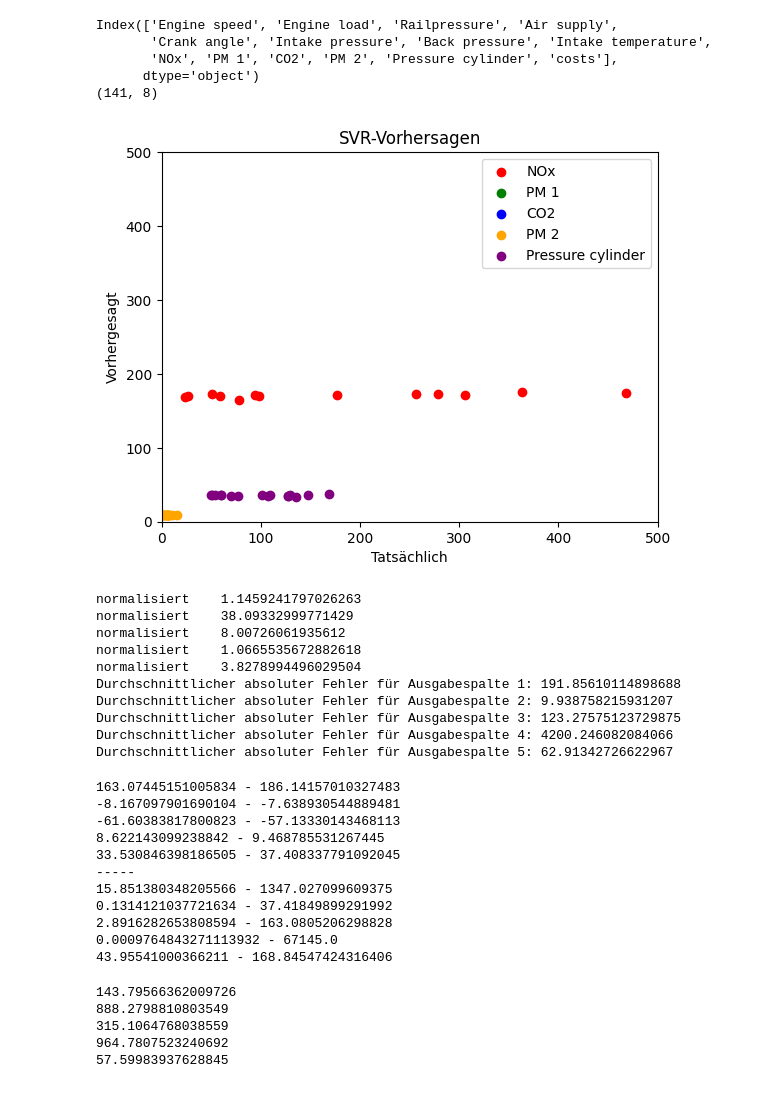
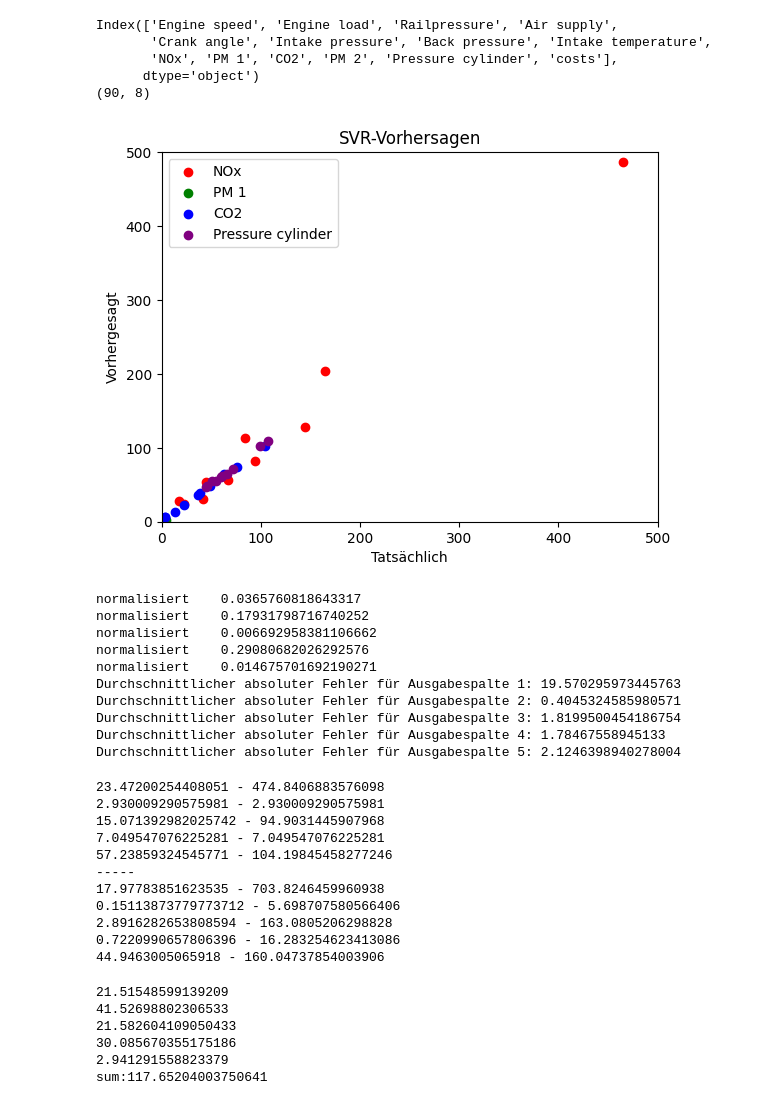
Before and after one commit to lschoenepxc/force-push, a Jupyter notebook: Philip/SVR.ipynb, the cells around one changed output. Saved outputs shown, nothing was run; the diff lists cells and outputs as text; code cells hidden in the pictures.

```diff
--- a/Philip/SVR.ipynb
+++ b/Philip/SVR.ipynb
@@ -52,7 +52,7 @@ data = data.reset_index().astype('Float32')
 
 # Teile die Daten in Features (X) und Ziel (y) auf
 x = data[["Engine speed", "Engine load", "Railpressure", "Air supply", "Crank angle", "Intake pressure", "Back pressure", "Intake temperature"]].values
-y = data[["NOx", "PM 1", "CO2", "PM 2", "Pressure cylinder"]].values
+y = data[["NOx", "PM 1", "CO2", "Pressure cylinder"]].values
 
 # Teile die Daten in Trainings- und Testsets auf
 X_train, X_test, y_train, y_test = train_test_split(x, y, test_size=0.1, random_state=42)
@@ -64,9 +64,9 @@ X_test_scaled = scaler.transform(X_test)
 
 # Trainiere ein Support Vector Regressor (SVR)-Modell
 print(X_train_scaled.shape)
-svr = SVR(kernel="linear", C=1, epsilon=0.1)
+svr = SVR(kernel="rbf", C=200, epsilon=0.001)
 multi_output_svr = MultiOutputRegressor(svr)
-multi_output_svr.fit(X_train, y_train)
+multi_output_svr.fit(X_train_scaled, y_train)
 
 # Mache Vorhersagen auf dem Testset
 y_pred = multi_output_svr.predict(X_test_scaled)
@@ -75,24 +75,23 @@ Index(['Engine speed', 'Engine load', 'Railpressure', 'Air supply',
        'Crank angle', 'Intake pressure', 'Back pressure', 'Intake temperature',
        'NOx', 'PM 1', 'CO2', 'PM 2', 'Pressure cylinder', 'costs'],
       dtype='object')
-(141, 8)
+(90, 8)
 # %%
 
 # Zeige die SVR-Vorhersagen in einem Diagramm
 plt.xlim(0,500)
 plt.ylim(0,500)
 plt.scatter(y_test[:, 0], y_pred[:, 0], color="red", label="NOx")
 plt.scatter(y_test[:, 1], y_pred[:, 1], color="green", label="PM 1")
 plt.scatter(y_test[:, 2], y_pred[:, 2], color="blue", label="CO2")
-plt.scatter(y_test[:, 3], y_pred[:, 3], color="orange", label="PM 2")
-plt.scatter(y_test[:, 4], y_pred[:, 4], color="purple", label="Pressure cylinder")
+plt.scatter(y_test[:, 3], y_pred[:, 3], color="purple", label="Pressure cylinder")
 plt.xlabel("Tatsächlich")
 plt.ylabel("Vorhergesagt")
 plt.title("SVR-Vorhersagen")
 plt.legend()
 plt.show()
 # %% [output]
-[figure, old version]
+[figure, new version]
 # %%
 # Berechne die Abweichung (Residuen) für jedes Ausgabeattribut
 residuen = y_test - y_pred
@@ -109,16 +108,16 @@ for i in range(0,5):
 for i in range(y_test.shape[1]):
     print(f"Durchschnittlicher absoluter Fehler für Ausgabespalte {i+1}: {mae[i]}")
 # %% [output]
-normalisiert    1.1459241797026263
-normalisiert    38.09332999771429
-normalisiert    8.00726061935612
-normalisiert    1.0665535672882618
-normalisiert    3.8278994496029504
-Durchschnittlicher absoluter Fehler für Ausgabespalte 1: 191.85610114898688
-Durchschnittlicher absoluter Fehler für Ausgabespalte 2: 9.938758215931207
-Durchschnittlicher absoluter Fehler für Ausgabespalte 3: 123.27575123729875
-Durchschnittlicher absoluter Fehler für Ausgabespalte 4: 4200.246082084066
-Durchschnittlicher absoluter Fehler für Ausgabespalte 5: 62.91342726622967
+normalisiert    0.0365760818643317
+normalisiert    0.17931798716740252
+normalisiert    0.006692958381106662
+normalisiert    0.29080682026292576
+normalisiert    0.014675701692190271
+Durchschnittlicher absoluter Fehler für Ausgabespalte 1: 19.570295973445763
+Durchschnittlicher absoluter Fehler für Ausgabespalte 2: 0.4045324585980571
+Durchschnittlicher absoluter Fehler für Ausgabespalte 3: 1.8199500454186754
+Durchschnittlicher absoluter Fehler für Ausgabespalte 4: 1.78467558945133
+Durchschnittlicher absoluter Fehler für Ausgabespalte 5: 2.1246398940278004
 # %%
 yo = pd.DataFrame(y_pred)
 for i in range(0,5):
@@ -127,28 +126,35 @@ print("-----")
 for i in range(0,5):
     print(str(y[:,i].min()) + " - " +str(y[:,i].max()))
 # %% [output]
-163.07445151005834 - 186.14157010327483
--8.167097901690104 - -7.638930544889481
--61.60383817800823 - -57.13330143468113
-8.622143099238842 - 9.468785531267445
-33.530846398186505 - 37.408337791092045
+23.47200254408051 - 474.8406883576098
+2.930009290575981 - 2.930009290575981
+15.071392982025742 - 94.9031445907968
+7.049547076225281 - 7.049547076225281
+57.23859324545771 - 104.19845458277246
 -----
-15.851380348205566 - 1347.027099609375
-0.1314121037721634 - 37.41849899291992
+17.97783851623535 - 703.8246459960938
+0.15113873779773712 - 5.698707580566406
 2.8916282653808594 - 163.0805206298828
-0.0009764843271113932 - 67145.0
-43.95541000366211 - 168.84547424316406
+0.7220990657806396 - 16.283254623413086
+44.9463005065918 - 160.04737854003906
 # %%
+mapesum = 0
+
 for i in range(0,5):
     #mape = sklearn.mean(np.abs((y_test[:,i] - y_pred[:,i])/y_test[:,i])) * 100
     mape= mean_absolute_percentage_error(y_test[:,i], y_pred[:,i]) * 100
+    mapesum = mapesum + mape
     print(mape)
+
+print("sum:" + str(mapesum))
+#200
 # %% [output]
-143.79566362009726
-888.2798810803549
-315.1064768038559
-964.7807523240692
-57.59983937628845
+21.51548599139209
+41.52698802306533
+21.582604109050433
+30.085670355175186
+2.941291558823379
+sum:117.65204003750641
 # %%
 data = pd.read_csv("initial_data.csv")
 submission_data = pd.read_csv("submission.csv")
```
Also changed, not shown: parts of 1 cell of this notebook, 1 other file.
